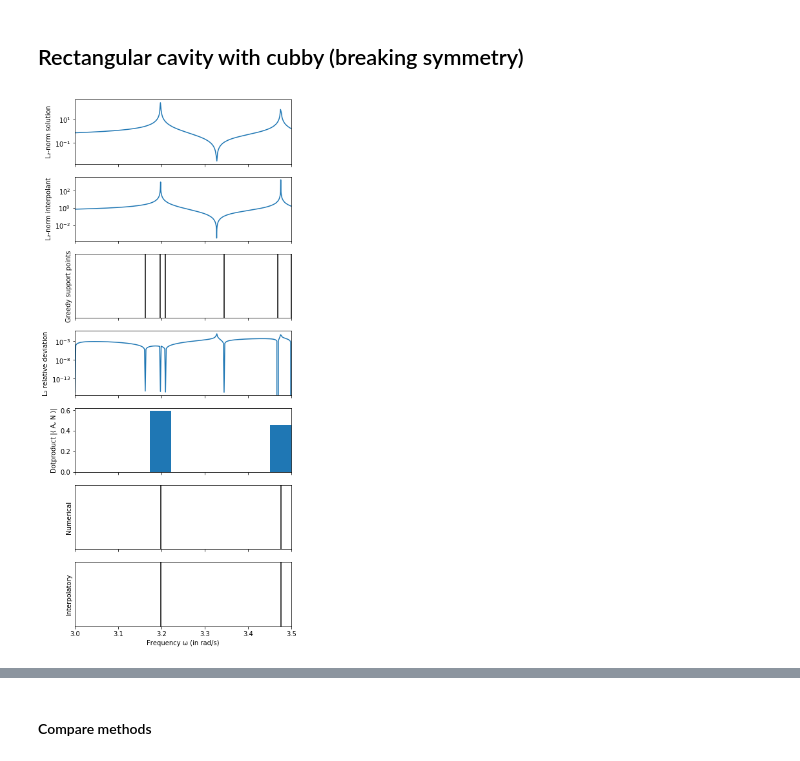
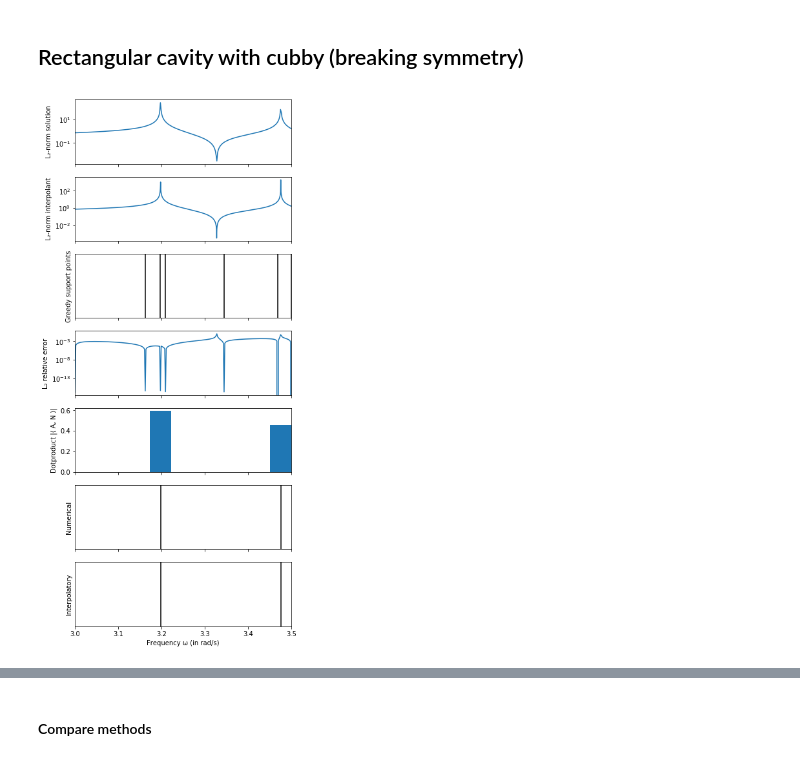
Before and after one commit to FMatti/Maxwell-MRI, a Jupyter notebook: examples/resonant_cavity/resonant_cavity.ipynb, the cells around one changed output, grey strips where cells are left out. Drawn from its saved outputs; the diff is of its cells as text; code cells hidden in the pictures.

```diff
--- a/examples/resonant_cavity/resonant_cavity.ipynb
+++ b/examples/resonant_cavity/resonant_cavity.ipynb
@@ -169,0 +193,8 @@ RC.plot_solution_trace(inlet())
+# %%
+fig, ax = plt.subplots(1, 1)
+RC.solve(eigfreqs)
+x = RC.get_solution(tonumpy=True, trace=inlet())
+all_coords = RC.V.tabulate_dof_coordinates()
+trace_coords = np.array([x for x in all_coords if inlet().inside(x, 'on_boundary')])
+ax.plot(trace_coords[:, 1], -x[0]/np.max(np.abs(x[0])))
+ax.plot(trace_coords[:, 1], x[1]/np.max(np.abs(x[1])))
@@ -194,34 +228,34 @@ TDC.solve(omegas)
 VS = VectorSpaceL2(TDC, inlet())
 MRI = MinimalRationalInterpolation(VS)
 snapshots = TDC.get_solution(tonumpy=True, trace=VS.get_trace())
 omegas = TDC.get_frequency()
 MRI.compute_surrogate(snapshots, omegas, greedy=True, tol=1e-1)
 
 ax[0].set_ylabel('L\u2082-norm solution')
 helpers.plot_solution_norms(ax[0], TDC, VS)
 
 ax[1].set_ylabel('L\u2082-norm interpolant')
-helpers.plot_surrogate_norms(ax[1], MRI, VS, a, b)
+helpers.plot_surrogate_norms(ax[1], MRI, a, b)
 
 ax[2].set_ylabel('Greedy support points')
-helpers.plot_lines(ax[2], MRI.get_surrogate().get_nodes())
+helpers.plot_lines(ax[2], MRI.A_ring.get_nodes())
 
-ax[3].set_ylabel('L\u2082 relative deviation')
+ax[3].set_ylabel('L\u2082 relative error')
 helpers.plot_surrogate_error_norms(ax[3], TDC, MRI, VS)
 
 eigfreqs, eigvecs = TDC.get_numerical_eigenfrequencies(a, b, return_eigvecs=True)
 
 ax[4].set_ylabel('Dotproduct |\u27E8 A, N \u27E9|')
 ax[4].bar(eigfreqs, np.abs([np.inner(TDC.insert_boundary_values(eigvec), TDC.get_N()) for eigvec in eigvecs]), width=0.05)
 
 ax[5].set_ylabel('Numerical')
 helpers.plot_lines(ax[5], eigfreqs)
 
 ax[6].set_ylabel('Interpolatory')
 helpers.plot_lines(ax[6], MRI.get_interpolatory_eigenfrequencies(only_real=True))
 
 ax[-1].set_xlabel('Frequency \u03C9 (in rad/s)')
 ax[-1].set_xlim(a, b)
 plt.show()
 # %% [output]
-[figure, old version]
+[figure, new version]
```
Also changed, not shown: parts of 16 cells of this notebook, 3 other files.
